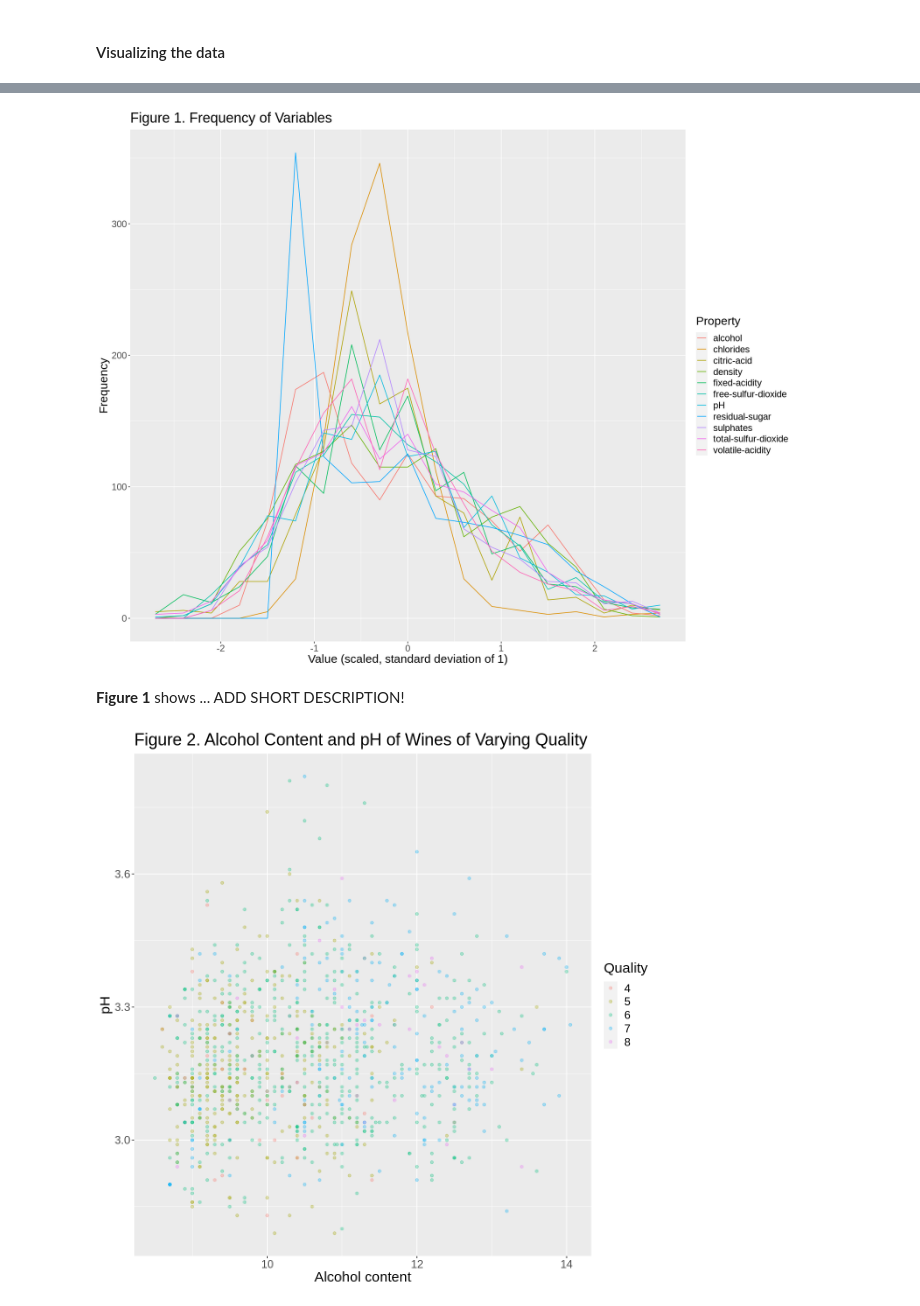
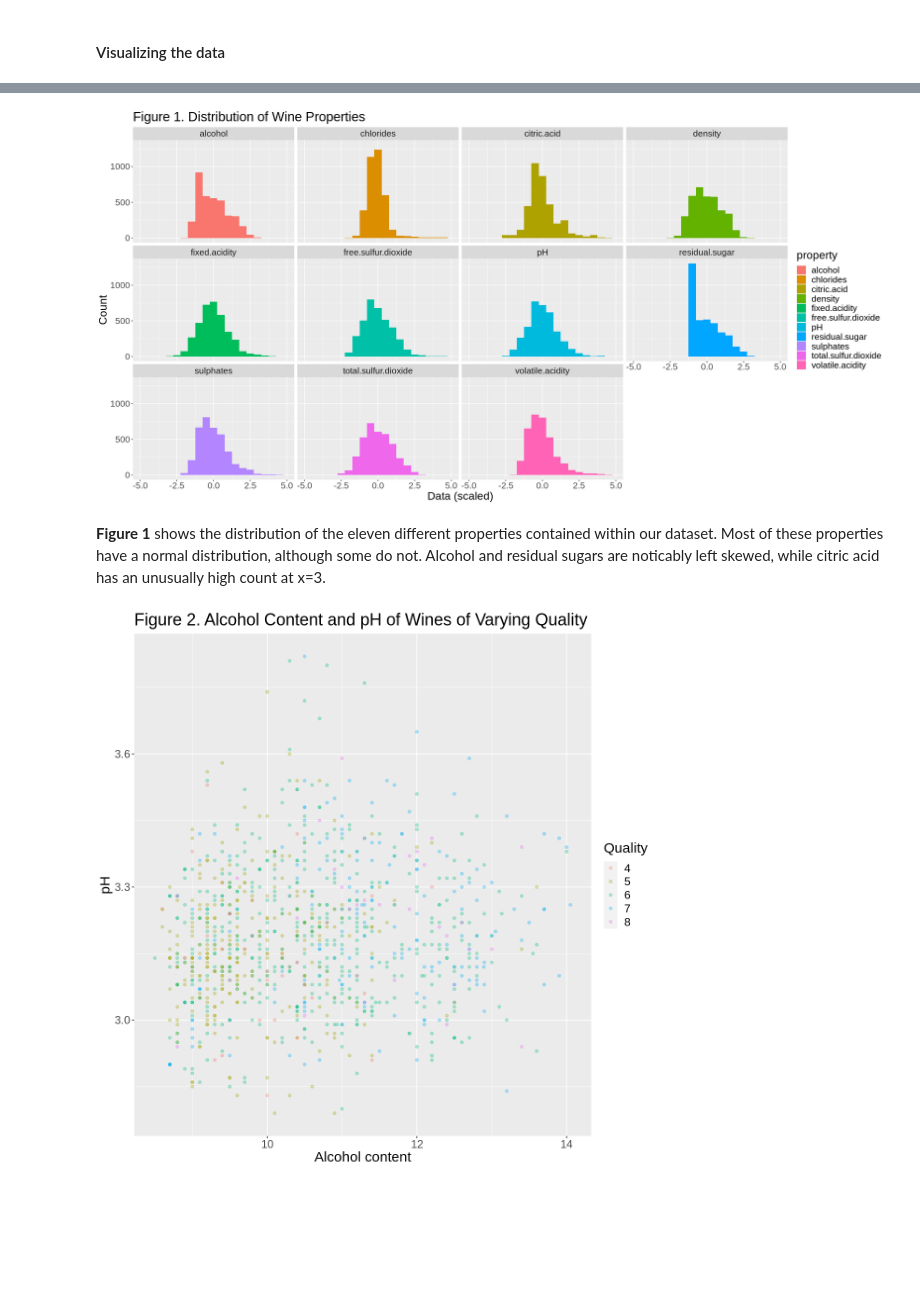
Before and after one commit to rileywheadon/dsci100-project-proposal, a Jupyter notebook: project_final_report.ipynb, the cells around one changed output, grey strips where cells are left out. Saved outputs shown, nothing was run; the diff lists cells and outputs as text; code cells hidden in the pictures; blank space fills up the shorter version.

Commit message:
converted freq graph to histograms with facet-grid

```diff
--- a/project_final_report.ipynb
+++ b/project_final_report.ipynb
@@ -137,51 +137,21 @@ A tibble: 5 × 12
 # %% [markdown]
 #### Visualizing the data
 # %%
-wine_scaled <- select(wine_testing, fixed.acidity:alcohol)
-wine_scaled <- scale(wine_scaled)
-breaks = seq(-3, 3, by=0.3)
-wine_scaled <- as.data.frame(wine_scaled)
-x1 <- table(cut(wine_scaled$fixed.acidity, breaks))
-x2 <- table(cut(wine_scaled$volatile.acidity, breaks))
-x3 <- table(cut(wine_scaled$citric.acid, breaks))
-x4 <- table(cut(wine_scaled$residual.sugar, breaks))
-x5 <- table(cut(wine_scaled$chlorides, breaks))
-x6 <- table(cut(wine_scaled$free.sulfur.dioxide, breaks))
-x7 <- table(cut(wine_scaled$total.sulfur.dioxide, breaks))
-x8 <- table(cut(wine_scaled$density, breaks))
-x9 <- table(cut(wine_scaled$pH, breaks))
-x10 <- table(cut(wine_scaled$sulphates, breaks))
-x11 <- table(cut(wine_scaled$alcohol, breaks))
+wine_scaled <- select(wine_training, fixed.acidity:alcohol) |>
+    scale() |>
+    as.data.frame() |>
+    pivot_longer(fixed.acidity:alcohol , names_to = "property", values_to = "value")
 
-wine_frequency <- data.frame(rbind(x1, x2, x3, x4, x5, x6, x7, x8, x9, x10, x11))
-wine_frequency <- data.frame(t(wine_frequency[-1]))
-wine_frequency$Value <- c(seq(-2.7, 2.7, by=0.3))
+options(repr.plot.width = 20, repr.plot.height = 10)
 
-colnames(wine_frequency) <- c(
-    "fixed-acidity",
-    "volatile-acidity",
-    "citric-acid",
-    "residual-sugar",
-    "chlorides",
-    "free-sulfur-dioxide",
-    "total-sulfur-dioxide",
-    "density",
-    "pH",
-    "sulphates",
-    "alcohol",
-    "Value")
+frequency_dist <- ggplot(wine_scaled, aes(x=value,fill=property)) +
+    geom_histogram(binwidth = 0.5) +
+    facet_wrap(~ property) +
+    xlab("Data (scaled)") +
+    ylab("Count") +
+    ggtitle("Figure 1. Distribution of Wine Properties") +
+    xlim(-5, 5) +
+    theme(text = element_text(size = 20))
 
-wine_frequency <- pivot_longer(wine_frequency,
-    cols = "fixed-acidity":"alcohol",
-    names_to = "Property",
-    values_to = "Frequency")
-
-options(repr.plot.width = 15, repr.plot.height = 12)
-wine_plot <- ggplot(wine_frequency, aes(x = Value, y = Frequency, colour = Property)) +
-    geom_line() +
-    xlab("Value (scaled, standard deviation of 1)") +
-    theme(text = element_text(size = 18)) +
-    ggtitle("Figure 1. Frequency of Variables")
-
-wine_plot
+frequency_dist
 # %% [output]
@@ -188,6 +162,6 @@ wine_plot
-[figure, old version]
+[figure, new version]
 # %% [markdown]
-**Figure 1** shows ... ADD SHORT DESCRIPTION!
+**Figure 1** shows the distribution of the eleven different properties contained within our dataset. Most of these properties have a normal distribution, although some do not. Alcohol and residual sugars are noticably left skewed, while citric acid has an unusually high count at x=3.
 # %%
 # Alcohol content, pH, and rating
 
```
Also changed, not shown: parts of 2 cells of this notebook.
